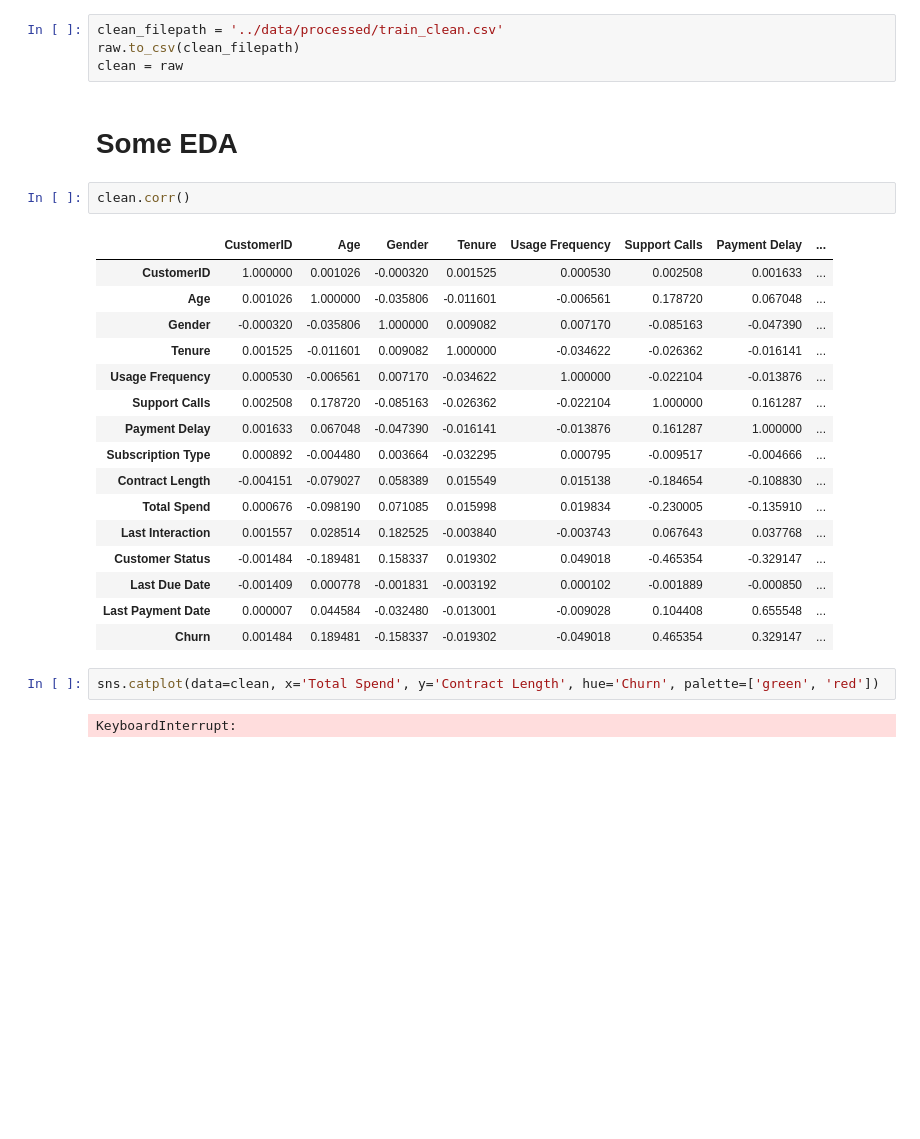
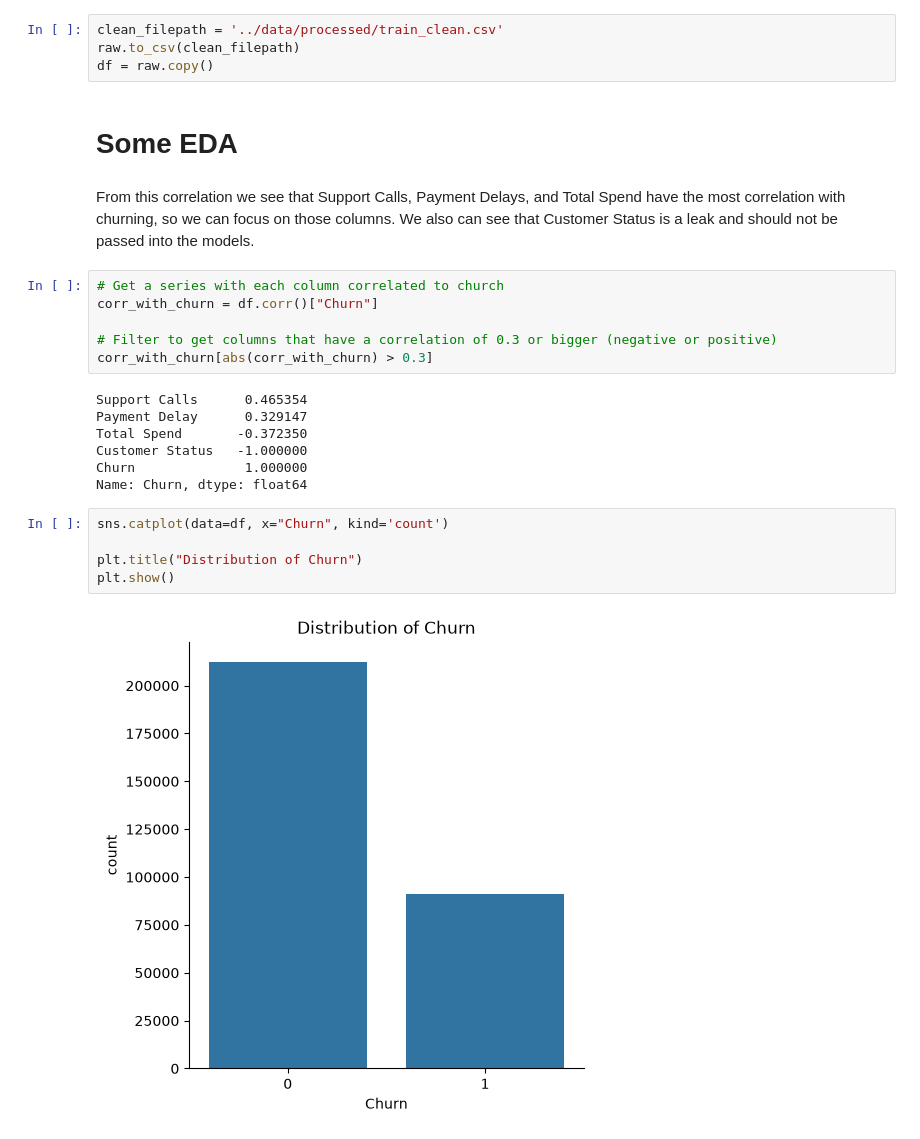
Before and after one commit to Cytoplasm09/ml-final-project, a Jupyter notebook: notebooks/customer_church_analysis.ipynb, the cells around one changed output. Saved outputs shown, nothing was run; the diff lists cells and outputs as text; blank space fills up the shorter version.

Commit message:
added a few eda graphs and improved DT model

```diff
--- a/notebooks/customer_church_analysis.ipynb
+++ b/notebooks/customer_church_analysis.ipynb
@@ -133,29 +127,29 @@ dtype: int64
 # %%
 clean_filepath = '../data/processed/train_clean.csv'
 raw.to_csv(clean_filepath)
-clean = raw
+df = raw.copy()
 # %% [markdown]
 # Some EDA
+# %% [markdown]
+From this correlation we see that Support Calls, Payment Delays, and Total Spend have the most correlation with churning, so we can focus on those columns.
+We also can see that Customer Status is a leak and should not be passed into the models.
 # %%
-clean.corr()
+# Get a series with each column correlated to church
+corr_with_churn = df.corr()["Churn"]
+
+# Filter to get columns that have a correlation of 0.3 or bigger (negative or positive)
+corr_with_churn[abs(corr_with_churn) > 0.3]
 # %% [output]
-|  | CustomerID | Age | Gender | Tenure | Usage Frequency | Support Calls | Payment Delay | ... |
-| CustomerID | 1.000000 | 0.001026 | -0.000320 | 0.001525 | 0.000530 | 0.002508 | 0.001633 | ... |
-| Age | 0.001026 | 1.000000 | -0.035806 | -0.011601 | -0.006561 | 0.178720 | 0.067048 | ... |
-| Gender | -0.000320 | -0.035806 | 1.000000 | 0.009082 | 0.007170 | -0.085163 | -0.047390 | ... |
-| Tenure | 0.001525 | -0.011601 | 0.009082 | 1.000000 | -0.034622 | -0.026362 | -0.016141 | ... |
-| Usage Frequency | 0.000530 | -0.006561 | 0.007170 | -0.034622 | 1.000000 | -0.022104 | -0.013876 | ... |
-| Support Calls | 0.002508 | 0.178720 | -0.085163 | -0.026362 | -0.022104 | 1.000000 | 0.161287 | ... |
-| Payment Delay | 0.001633 | 0.067048 | -0.047390 | -0.016141 | -0.013876 | 0.161287 | 1.000000 | ... |
-| Subscription Type | 0.000892 | -0.004480 | 0.003664 | -0.032295 | 0.000795 | -0.009517 | -0.004666 | ... |
-| Contract Length | -0.004151 | -0.079027 | 0.058389 | 0.015549 | 0.015138 | -0.184654 | -0.108830 | ... |
-| Total Spend | 0.000676 | -0.098190 | 0.071085 | 0.015998 | 0.019834 | -0.230005 | -0.135910 | ... |
-| Last Interaction | 0.001557 | 0.028514 | 0.182525 | -0.003840 | -0.003743 | 0.067643 | 0.037768 | ... |
-| Customer Status | -0.001484 | -0.189481 | 0.158337 | 0.019302 | 0.049018 | -0.465354 | -0.329147 | ... |
-| Last Due Date | -0.001409 | 0.000778 | -0.001831 | -0.003192 | 0.000102 | -0.001889 | -0.000850 | ... |
-| Last Payment Date | 0.000007 | 0.044584 | -0.032480 | -0.013001 | -0.009028 | 0.104408 | 0.655548 | ... |
-| Churn | 0.001484 | 0.189481 | -0.158337 | -0.019302 | -0.049018 | 0.465354 | 0.329147 | ... |
+Support Calls      0.465354
+Payment Delay      0.329147
+Total Spend       -0.372350
+Customer Status   -1.000000
+Churn              1.000000
+Name: Churn, dtype: float64
 # %%
-sns.catplot(data=clean, x='Total Spend', y='Contract Length', hue='Churn', palette=['green', 'red'])
+sns.catplot(data=df, x="Churn", kind='count')
+
+plt.title("Distribution of Churn")
+plt.show()
 # %% [output]
-KeyboardInterrupt:
+[figure, added]
```
Also changed, not shown: parts of 4 cells of this notebook, 5 other files.
